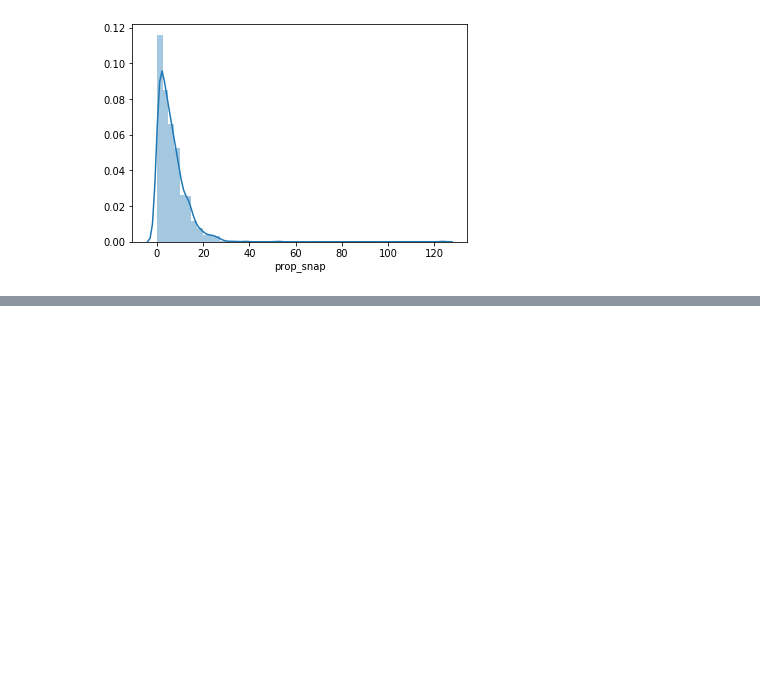
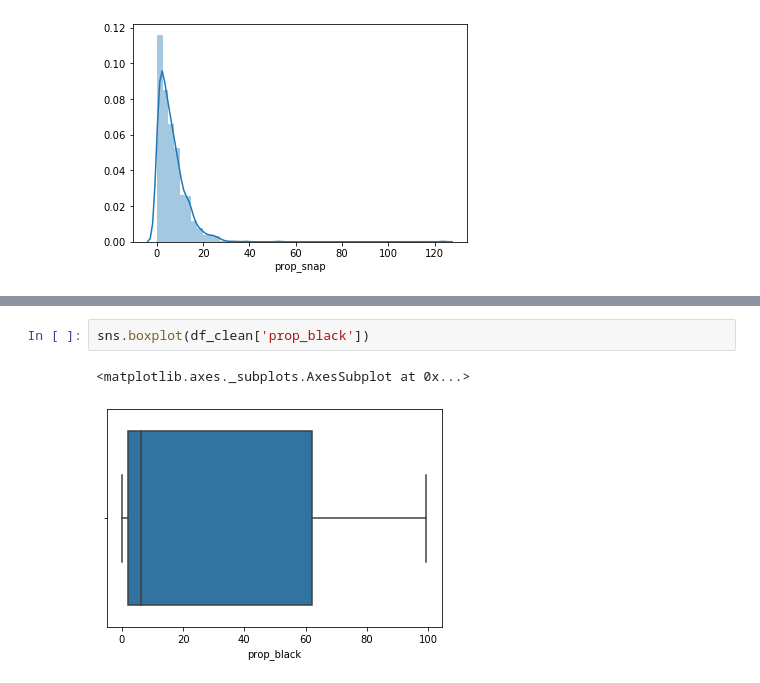
Before and after one commit to DS4A-team92/food-deserts, a Jupyter notebook: notebooks/3.0_ZH_initial_EDA.ipynb, the cells around one changed output, grey strips where cells are left out. Saved outputs shown, nothing was run; the diff lists cells and outputs as text; blank space fills up the shorter version.

```diff
--- a/notebooks/3.0_ZH_initial_EDA.ipynb
+++ b/notebooks/3.0_ZH_initial_EDA.ipynb
@@ -390,0 +379,5 @@ sns.distplot(df_clean['prop_snap'])
+# %%
+sns.boxplot(df_clean['prop_black'])
+# %% [output]
+<matplotlib.axes._subplots.AxesSubplot at 0x...>
+[figure, added]
```
Also changed, not shown: parts of 32 cells of this notebook.
